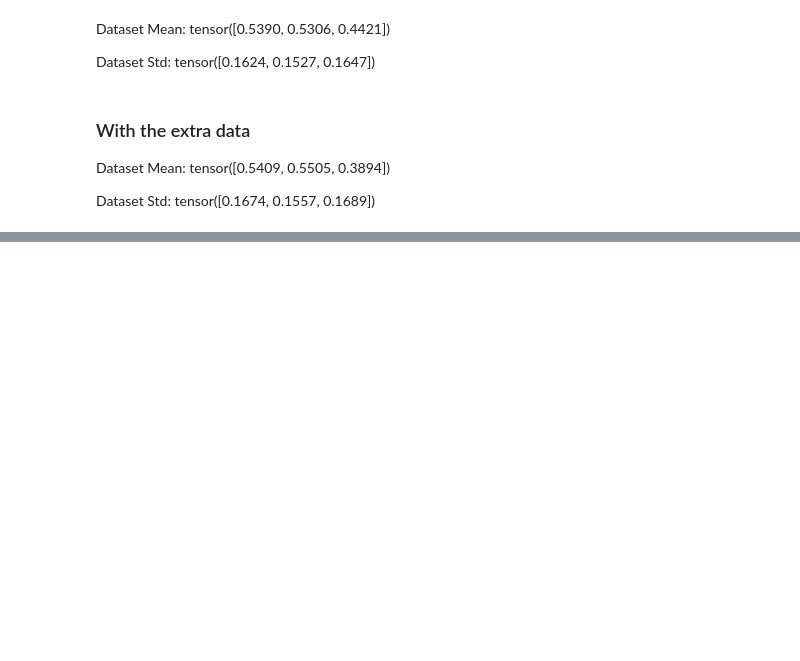
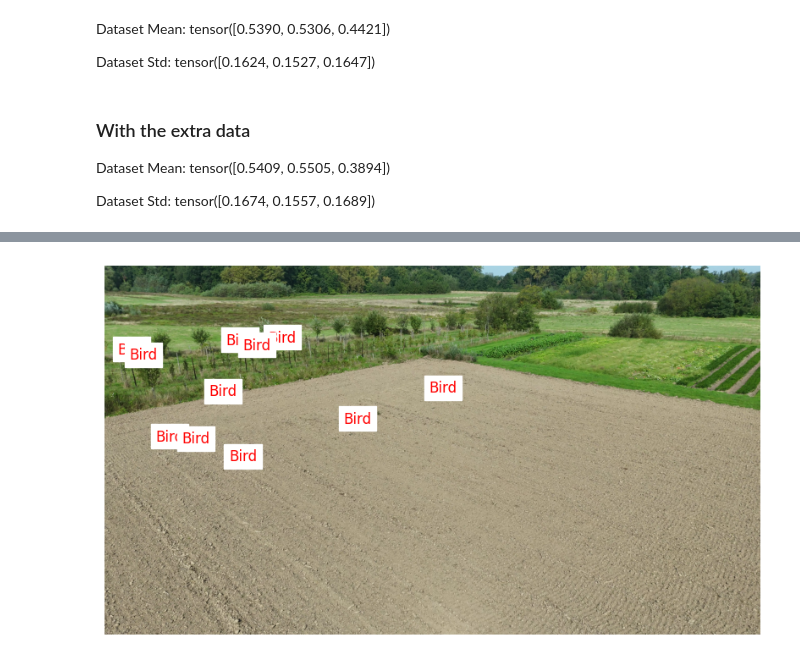
Before and after one commit to DeskThom/DL_angrybirds, a Jupyter notebook: data_preperation.ipynb, the cells around one changed output, grey strips where cells are left out. Saved outputs shown, nothing was run; the diff lists cells and outputs as text; code cells hidden in the pictures; blank space fills up the shorter version.

```diff
--- a/data_preperation.ipynb
+++ b/data_preperation.ipynb
@@ -93,19 +100,22 @@ for split in splits:
 
     # Perform renaming
     for idx, old_name in enumerate(image_files, 1):
+        print(str(idx)+ ' old_name= ' + old_name)
         ext = os.path.splitext(old_name)[1]
         new_name = f"{split}_original_{idx}{ext.lower()}"
         old_path = os.path.join(image_dir, old_name)
         new_path = os.path.join(image_dir, new_name)
-        os.rename(old_path, new_path)
+        #os.rename(old_path, new_path)
         image_files[idx - 1] = new_name  # Update name in list
-
+        break
     # Update annotations
     for idx, entry in enumerate(annotations):
+        print(entry)
+        print(idx)
         entry["OriginalFileName"] = image_files[idx]
-
+        break
     # Save updated annotations
     with open(annotation_path, "w") as f:
-        json.dump(annotations, f, indent=4)
+        #json.dump(annotations, f, indent=4)
 
-    print(f" {split} renamed and annotations updated.")
+        print(f" {split} renamed and annotations updated.")
@@ -378,0 +563,57 @@ test_loader = DataLoader(test_data, batch_size=batch_size)
+# %%
+#This is there to check if the Annotations are working correctly.
+def visualize_yolo_annotations(image_path, label_path, class_names=None):
+
+    # Load the image
+    image = Image.open(image_path).convert("RGB")
+    img_width, img_height = image.size
+
+    # Create a plot
+    fig, ax = plt.subplots(1, figsize=(10, 10))
+    ax.imshow(image)
+
+    # Read the YOLO label file
+    with open(label_path, 'r') as f:
+        lines = f.readlines()
+
+    # Parse each line in the label file
+    for line in lines:
+        parts = line.strip().split()
+        class_id = int(parts[0])
+        x_center, y_center, width, height = map(float, parts[1:])
+
+        # Convert normalized coordinates to absolute pixel values
+        x_center *= img_width
+        y_center *= img_height
+        width *= img_width
+        height *= img_height
+
+        # Calculate the top-left corner of the bounding box
+        x_min = x_center - (width / 2)
+        y_min = y_center - (height / 2)
+
+        # Create a rectangle patch
+        rect = patches.Rectangle(
+            (x_min, y_min), width, height,
+            linewidth=2, edgecolor='r', facecolor='none'
+        )
+        ax.add_patch(rect)
+
+        # Add class label (if provided)
+        if class_names:
+            ax.text(
+                x_min, y_min - 5, class_names[class_id],
+                color='red', fontsize=12, backgroundcolor='white'
+            )
+
+    plt.axis('off')
+    plt.show()
+
+# Example usage
+image_path = "./scarecrow_dataset/train/images/20240901115456_0265_D_frame_1170 - kopie.png"
+label_path = "./scarecrow_dataset/train/labels/20240901115456_0265_D_frame_1170 - kopie.txt"
+class_names = ["Bird"]  #
+
+visualize_yolo_annotations(image_path, label_path, class_names)
+# %% [output]
+[figure, added]
```
Also changed, not shown: parts of 7 cells of this notebook, 3 other files.
